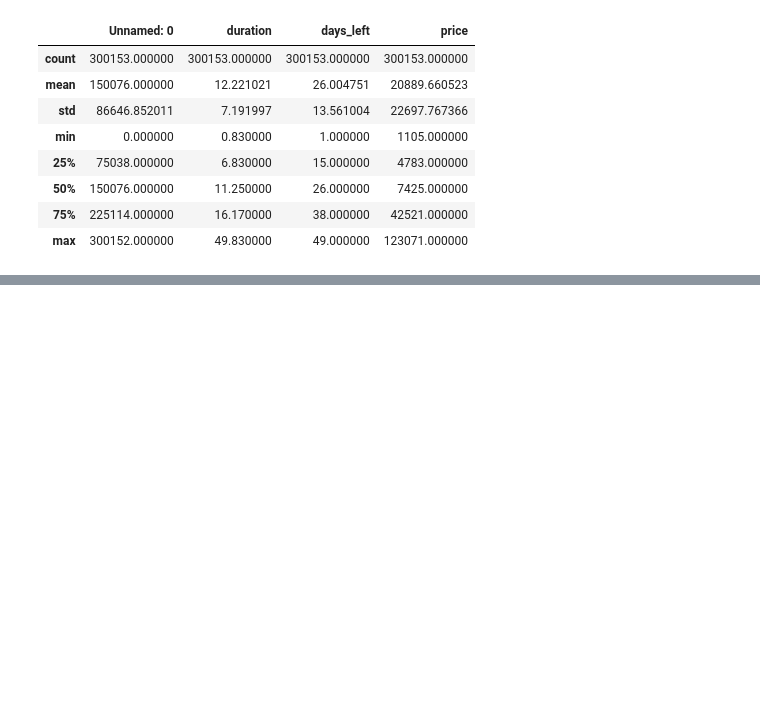
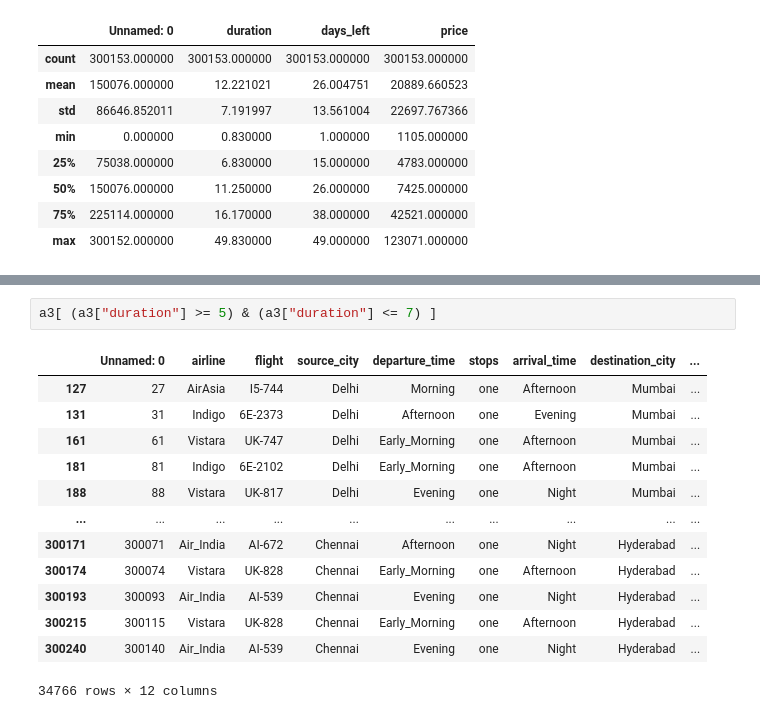
Before and after one commit to ipinid613/github_python_ML, a Jupyter notebook: KT_AICE/Pandas_이해_및_활용_DataFrame 살펴보기(실습)_240801.ipynb, the cells around one changed output, grey strips where cells are left out. Cells and saved outputs as stored; diff of their text form; blank space fills up the shorter version.

```diff
--- a/KT_AICE/Pandas_이해_및_활용_DataFrame 살펴보기(실습)_240801.ipynb
+++ b/KT_AICE/Pandas_이해_및_활용_DataFrame 살펴보기(실습)_240801.ipynb
@@ -175,0 +469,16 @@ a3.describe()
+# %%
+a3[ (a3["duration"] >= 5) & (a3["duration"] <= 7) ]
+# %% [output]
+|  | Unnamed: 0 | airline | flight | source_city | departure_time | stops | arrival_time | destination_city | ... |
+| 127 | 27 | AirAsia | I5-744 | Delhi | Morning | one | Afternoon | Mumbai | ... |
+| 131 | 31 | Indigo | 6E-2373 | Delhi | Afternoon | one | Evening | Mumbai | ... |
+| 161 | 61 | Vistara | UK-747 | Delhi | Early_Morning | one | Afternoon | Mumbai | ... |
+| 181 | 81 | Indigo | 6E-2102 | Delhi | Early_Morning | one | Afternoon | Mumbai | ... |
+| 188 | 88 | Vistara | UK-817 | Delhi | Evening | one | Night | Mumbai | ... |
+| ... | ... | ... | ... | ... | ... | ... | ... | ... | ... |
+| 300171 | 300071 | Air_India | AI-672 | Chennai | Afternoon | one | Night | Hyderabad | ... |
+| 300174 | 300074 | Vistara | UK-828 | Chennai | Early_Morning | one | Afternoon | Hyderabad | ... |
+| 300193 | 300093 | Air_India | AI-539 | Chennai | Evening | one | Night | Hyderabad | ... |
+| 300215 | 300115 | Vistara | UK-828 | Chennai | Early_Morning | one | Afternoon | Hyderabad | ... |
+| 300240 | 300140 | Air_India | AI-539 | Chennai | Evening | one | Night | Hyderabad | ... |
+34766 rows × 12 columns
```
Also changed, not shown: parts of 32 cells of this notebook.
